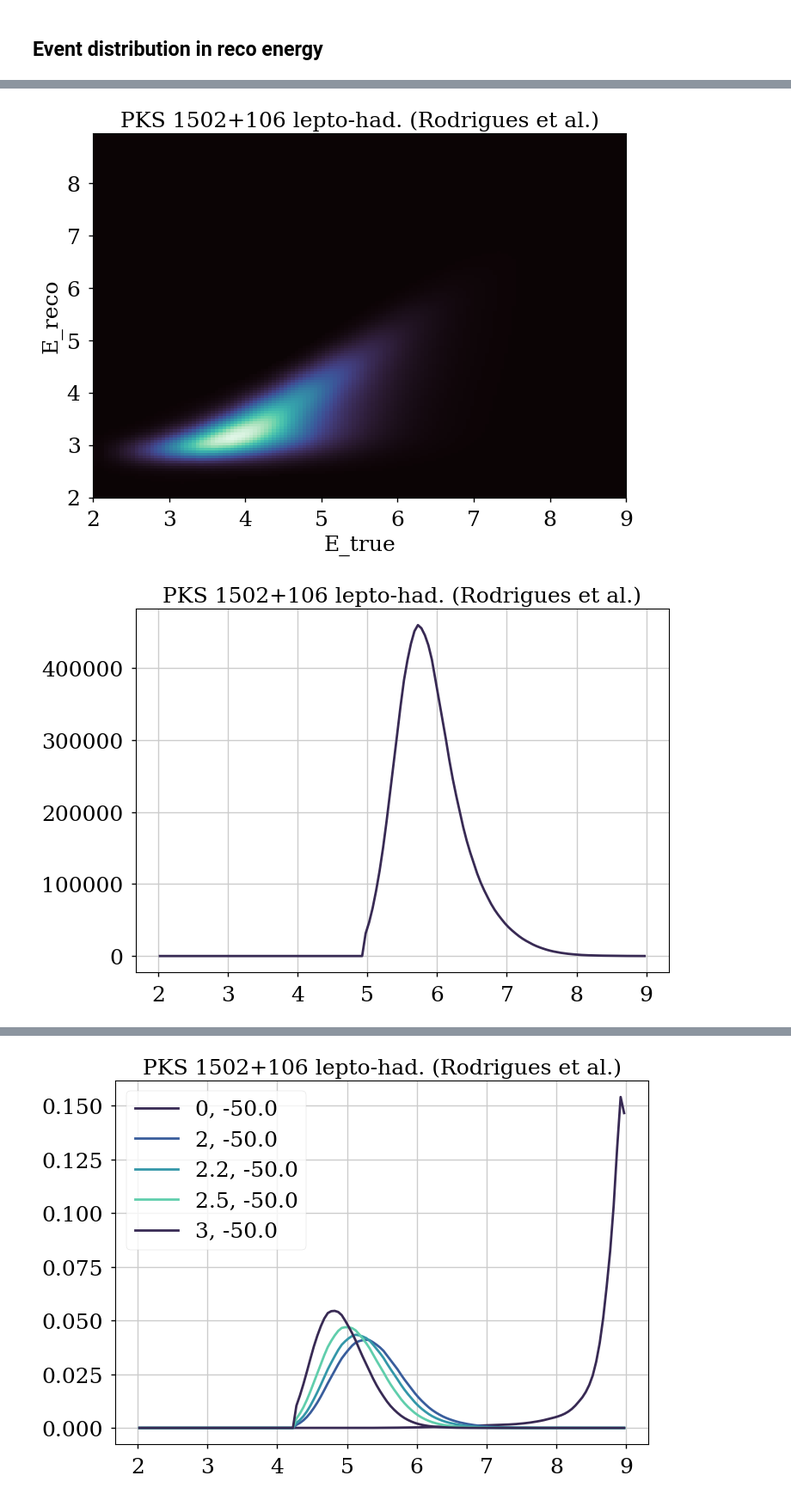
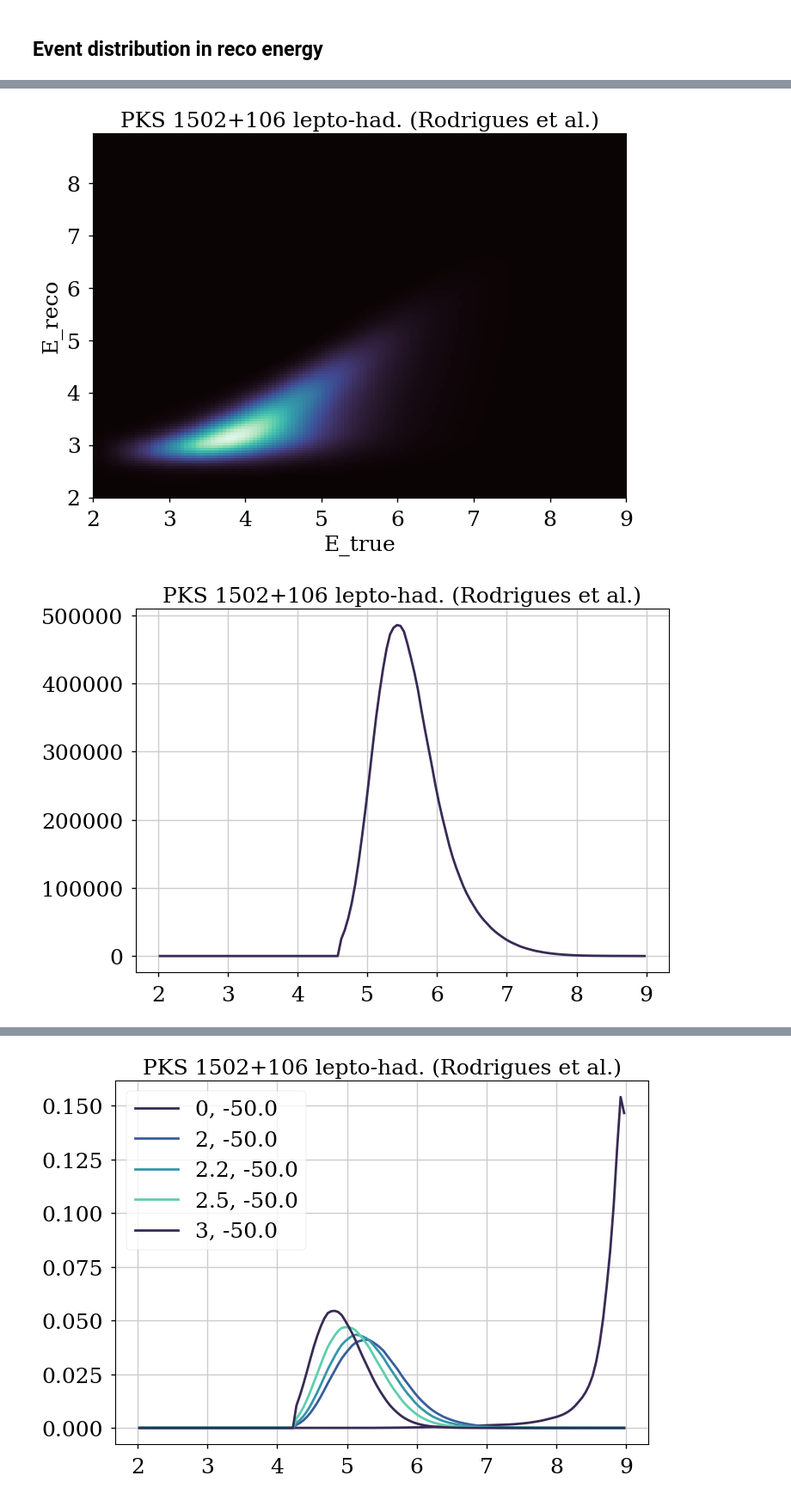
Before and after one commit to PLEnuM-group/Plenum, a Jupyter notebook: notebooks/analysis/alert_true_energy.ipynb, the cells around one changed output, grey strips where cells are left out. Shown at 86% size. Drawn from its saved outputs; the diff is of its cells as text; code cells hidden in the pictures.

```diff
--- a/notebooks/analysis/alert_true_energy.ipynb
+++ b/notebooks/analysis/alert_true_energy.ipynb
@@ -146,3 +161,5 @@ E0_TXS = 1E5 # 100 TeV
 # %%
 base_dct = {"src_name": 0, "model_name": 0, "state": 0, "bf_or_band": 0, "N_nu(IC)": 0, "model_spline": 0, "dec/rad": 0, "livetime/s": 0}
 all_models = []
+# %%
+flare_files = glob(join(st.LOCALPATH, "neutrino_models/txs*neutrino*.csv"))
@@ -149,5 +171,4 @@ all_models = []
 # %%
-flare_files = glob(join(st.LOCALPATH, "neutrino_models/*neutrino*.csv"))
 # for the legend because I am lazy
 style = {
     "proton-synchrotron": dict(label="proton-synchrotron", color="darkred", ls="-"),
@@ -399,0 +440,31 @@ plt.xlim(2, 9)
+# %%
+for model_key, dct in selected_models.items():
+    series = dct["model"]
+    aeff_factor_signal = calc_aeff_factor(
+        aeff_2d_full["IceCube"],
+        dec=series["dec/rad"],
+        livetime=series["livetime/s"] if series.state != "grb" else 1,
+        **src_config,
+    )
+    # for simplicity, choose E_res of horizon
+
+    nev_2d = (
+        aeff_factor_signal * 10 ** (series["model_spline"](st.logE_mids))
+    ) * energy_res_mephistograms["dec-0.0"].T()
+    plt.figure()
+    plt.pcolormesh(st.logE_bins, st.logE_reco_bins, nev_2d)  # , norm=LogNorm())
+
+    plt.xlabel("E_true")
+    plt.ylabel("E_reco")
+    plt.title(model_key)
+
+    plt.figure()
+    plt.title(model_key)
+    mask = st.logE_reco_mids >= np.log10(52e3)  # 52 TeV
+    plt.plot(st.logE_mids, nev_2d[mask][0] / np.max(nev_2d[mask][0]), label="model")
+
+    nev_2d = (
+        aeff_factor_signal * (10**st.logE_mids) ** -2.13
+    ) * energy_res_mephistograms["dec-0.0"].T()
+    plt.plot(st.logE_mids, nev_2d[mask][0] / np.max(nev_2d[mask][0]), label="PL ~ E-2.13")
+    plt.legend()
@@ -400,26 +476,26 @@ plt.xlim(2, 9)
 # %%
 for model_key, dct in selected_models.items():
     series = dct["model"]
     aeff_factor_signal = calc_aeff_factor(
         aeff_2d_full["IceCube"],
         dec=series["dec/rad"],
         livetime=series["livetime/s"] if series.state != "grb" else 1,
         **src_config,
     )
     # for simplicity, choose E_res of horizon
-    nev_2d = (aeff_factor_signal * (10**st.logE_mids) ** -2.1) * energy_res_mephistograms["dec-0.0"].T()
+    nev_2d = (aeff_factor_signal * (10**st.logE_mids) ** -2.13) * energy_res_mephistograms["dec-0.0"].T()
     plt.figure()
     plt.pcolormesh(st.logE_bins, st.logE_reco_bins, nev_2d)  # , norm=LogNorm())
 
     plt.xlabel("E_true")
     plt.ylabel("E_reco")
     plt.title(model_key)
 
     plt.figure()
     plt.title(model_key)
-    mask = st.logE_reco_mids >= 5  # 100 TeV
+    mask = st.logE_reco_mids >= np.log10(52E3)
     plt.plot(st.logE_mids, nev_2d[mask][0])
 # %% [output]
 [figure]
-[figure, old version]
+[figure, new version]
 [figure]
```
Also changed, not shown: parts of 11 cells of this notebook, 4 other files.
